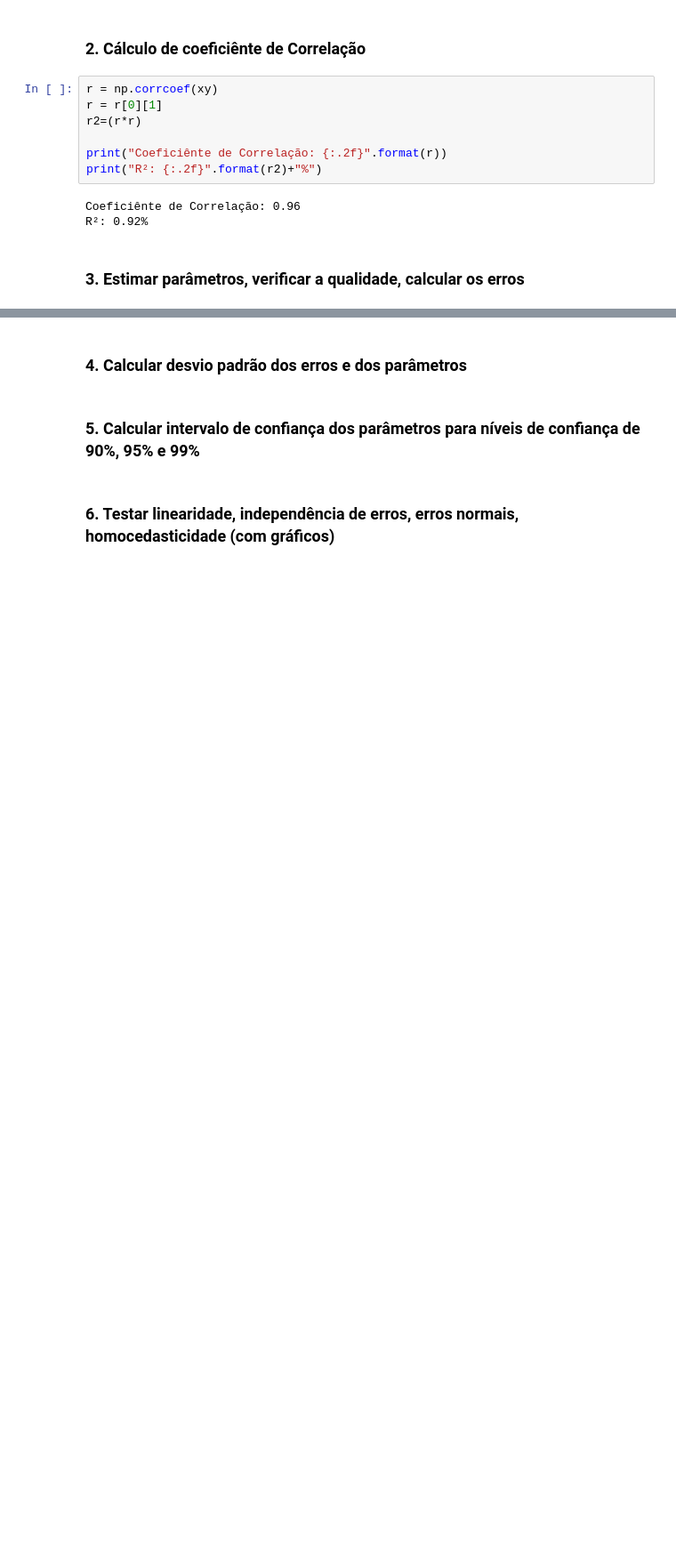
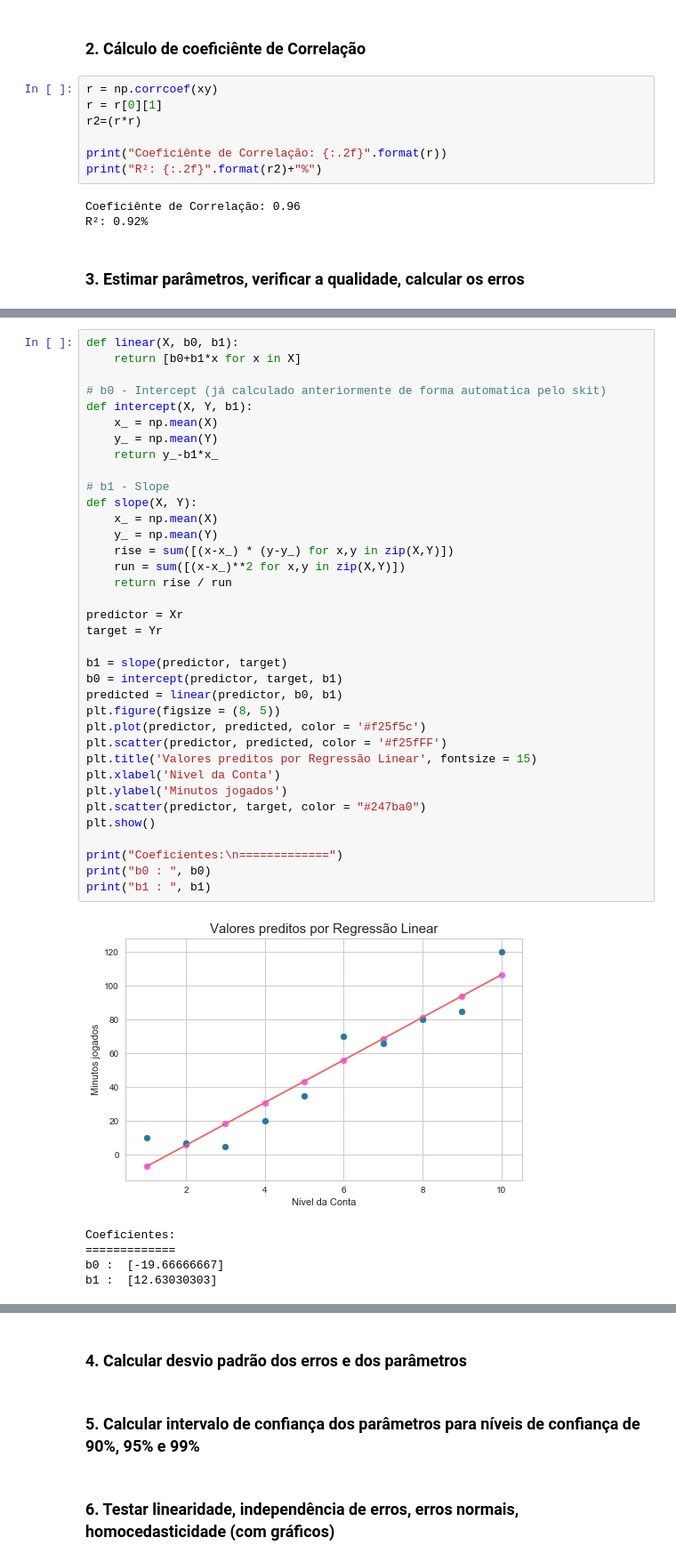
Before and after one commit to ArtFicer/PGCC-MQ, a Jupyter notebook: MQ05/MQ05.ipynb, the cells around one changed output, grey strips where cells are left out. Shown: that part at 89% size. Drawn from its saved outputs; the diff is of its cells as text; blank space fills up the shorter version.

```diff
--- a/MQ05/MQ05.ipynb
+++ b/MQ05/MQ05.ipynb
@@ -36,0 +72,42 @@ R²: 0.92%
+# %%
+def linear(X, b0, b1):
+    return [b0+b1*x for x in X]
+
+# b0 - Intercept (já calculado anteriormente de forma automatica pelo skit)
+def intercept(X, Y, b1):
+    x_ = np.mean(X)
+    y_ = np.mean(Y)
+    return y_-b1*x_
+
+# b1 - Slope
+def slope(X, Y):
+    x_ = np.mean(X)
+    y_ = np.mean(Y)
+    rise = sum([(x-x_) * (y-y_) for x,y in zip(X,Y)])
+    run = sum([(x-x_)**2 for x,y in zip(X,Y)])
+    return rise / run
+
+predictor = Xr
+target = Yr
+
+b1 = slope(predictor, target)
+b0 = intercept(predictor, target, b1)
+predicted = linear(predictor, b0, b1)
+plt.figure(figsize = (8, 5))
+plt.plot(predictor, predicted, color = '#f25f5c')
+plt.scatter(predictor, predicted, color = '#f25fFF')
+plt.title('Valores preditos por Regressão Linear', fontsize = 15)
+plt.xlabel('Nivel da Conta')
+plt.ylabel('Minutos jogados')
+plt.scatter(predictor, target, color = "#247ba0")
+plt.show()
+
+print("Coeficientes:\n=============")
+print("b0 : ", b0)
+print("b1 : ", b1)
+# %% [output]
+[figure, added]
+Coeficientes:
+=============
+b0 :  [-19.66666667]
+b1 :  [12.63030303]
```
Also changed, not shown: parts of 8 cells of this notebook.
